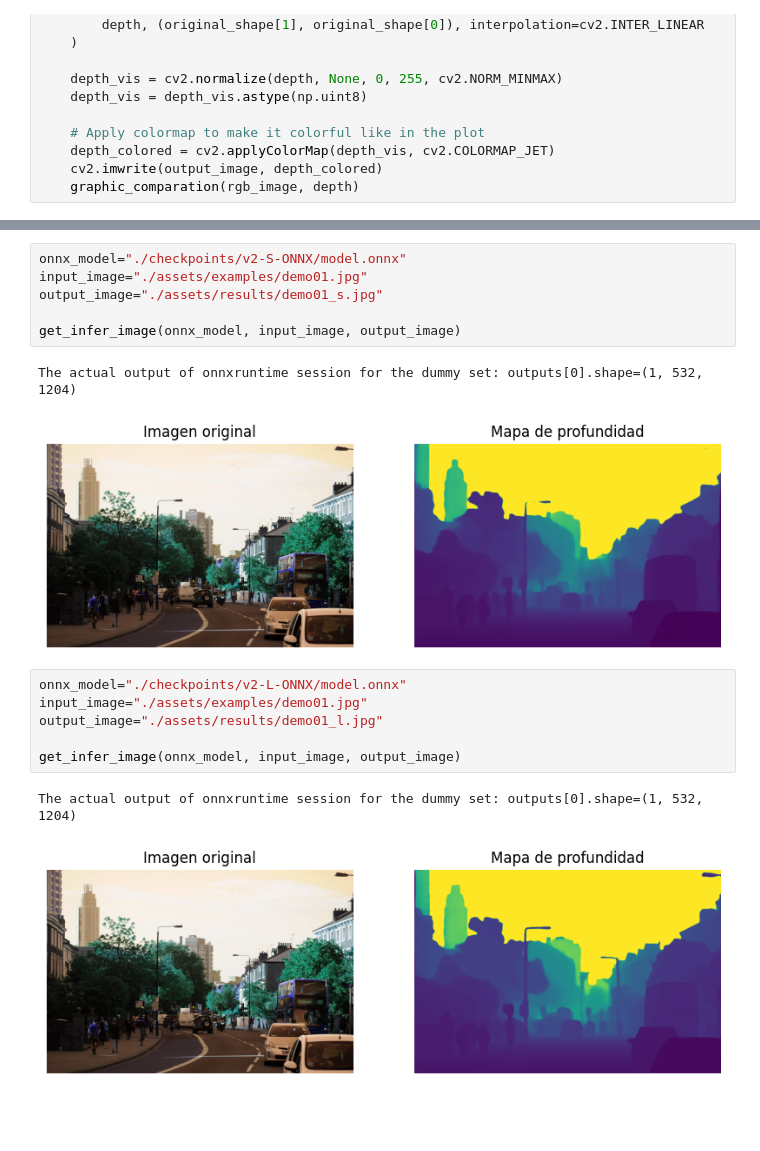
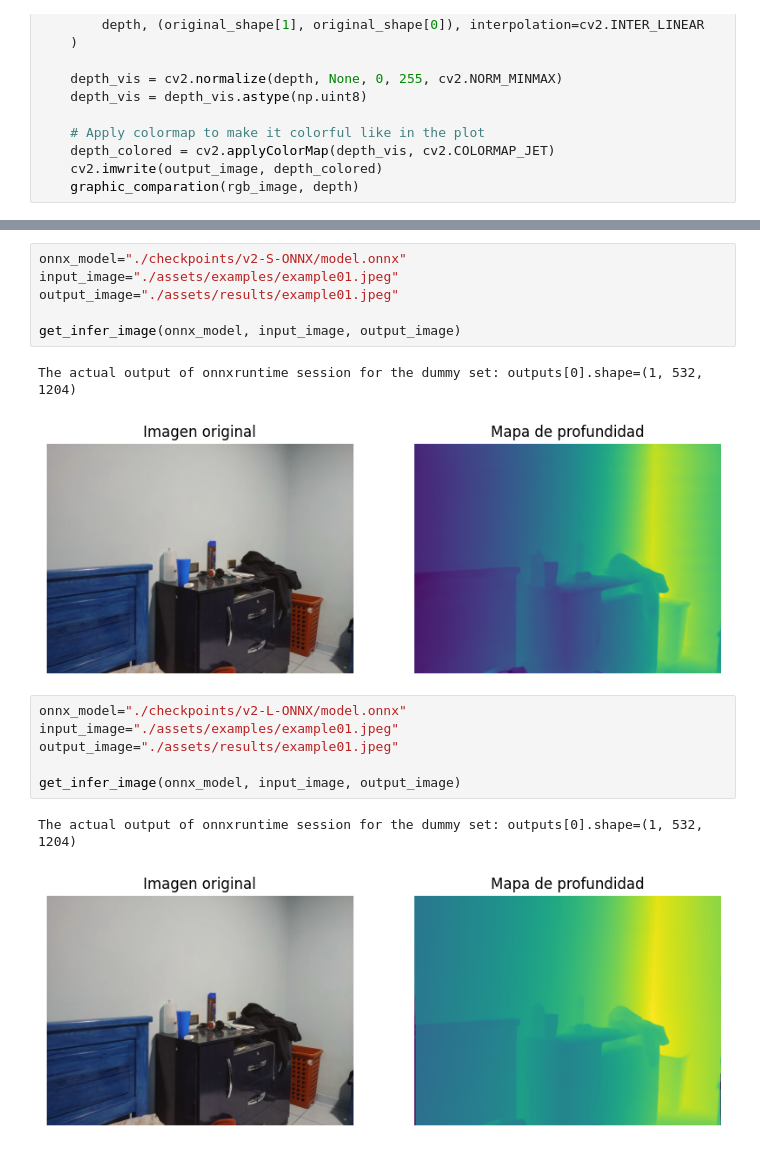
Before and after one commit to bspoloo/IC_MMP, a Jupyter notebook: Metric3D/metric3d.ipynb, the cells around one changed output, grey strips where cells are left out. Cells and saved outputs as stored; diff of their text form; blank space fills up the shorter version.

```diff
--- a/Metric3D/metric3d.ipynb
+++ b/Metric3D/metric3d.ipynb
@@ -94,19 +150,19 @@ def get_infer_image(onnx_model, input_image, output_image):
 # %%
 onnx_model="./checkpoints/v2-S-ONNX/model.onnx"
-input_image="./assets/examples/demo01.jpg"
-output_image="./assets/results/demo01_s.jpg"
+input_image="./assets/examples/example01.jpeg"
+output_image="./assets/results/example01.jpeg"
 
 get_infer_image(onnx_model, input_image, output_image)
 # %% [output]
 The actual output of onnxruntime session for the dummy set: outputs[0].shape=(1, 532, 1204)
-[figure, old version]
+[figure, new version]
 # %%
 onnx_model="./checkpoints/v2-L-ONNX/model.onnx"
-input_image="./assets/examples/demo01.jpg"
-output_image="./assets/results/demo01_l.jpg"
+input_image="./assets/examples/example01.jpeg"
+output_image="./assets/results/example01.jpeg"
 
 get_infer_image(onnx_model, input_image, output_image)
 # %% [output]
 The actual output of onnxruntime session for the dummy set: outputs[0].shape=(1, 532, 1204)
-[figure, old version]
+[figure, new version]
 # %%
```
Also changed, not shown: parts of 5 cells of this notebook, 9 other files.
